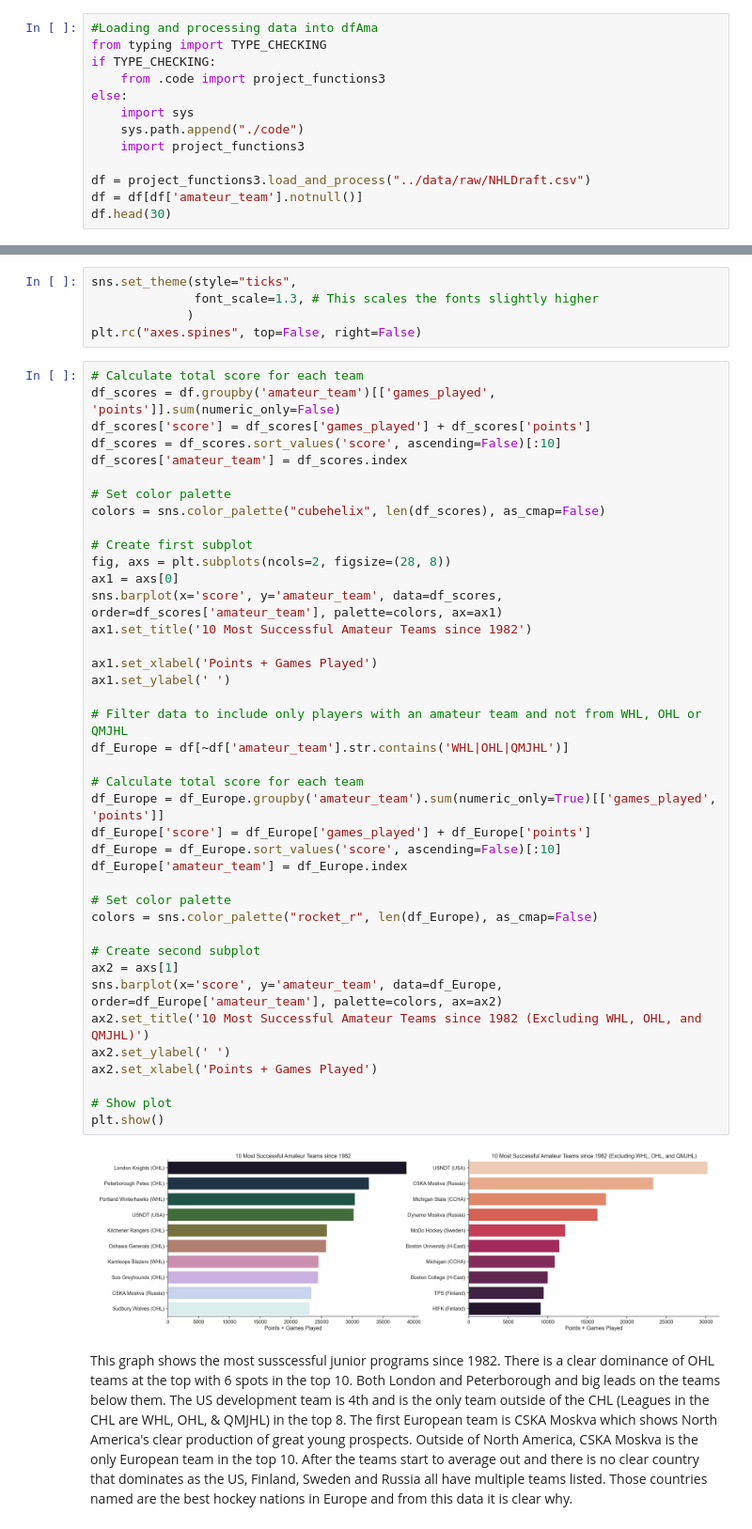
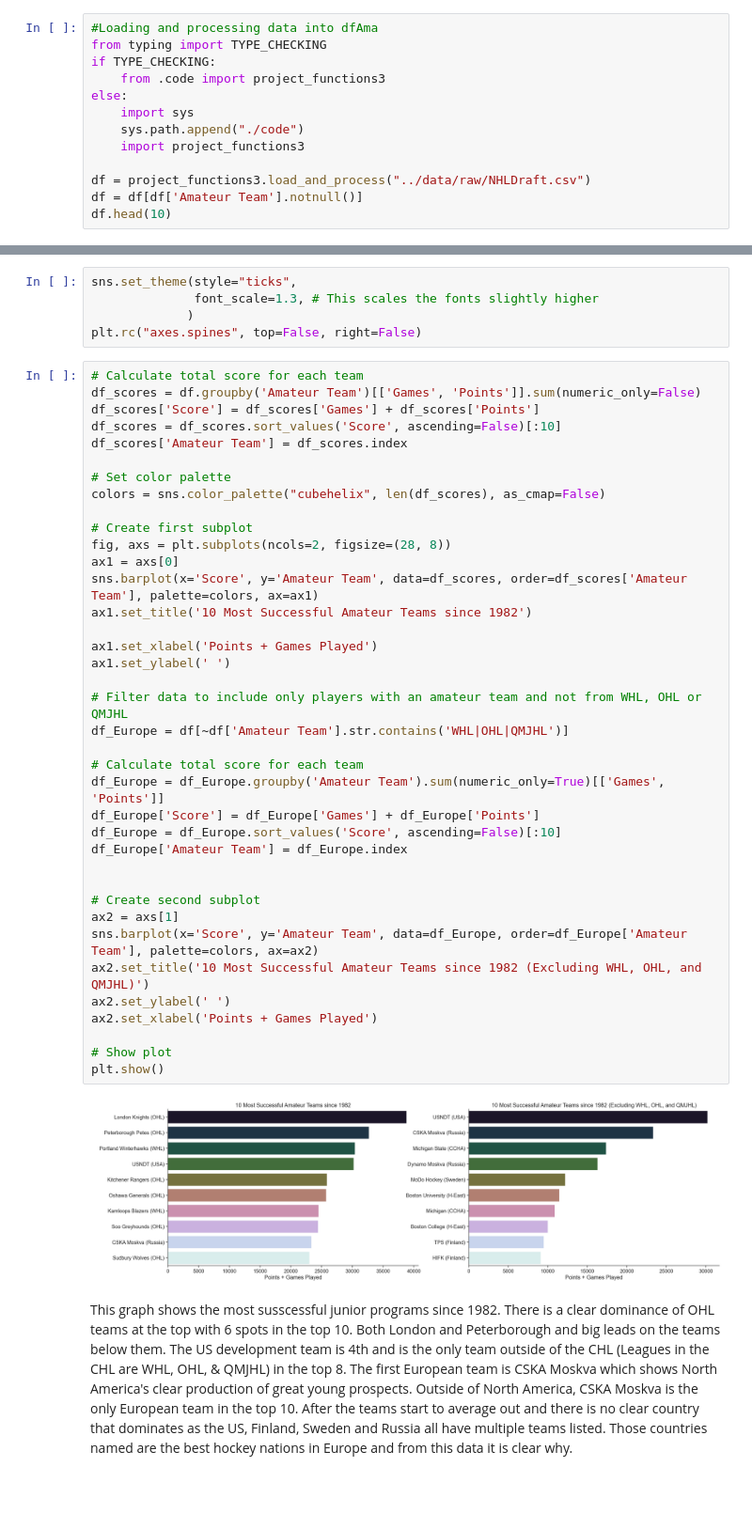
Before and after one commit to ubco-W2022T2-data301/project-group-group31, a Jupyter notebook: analysis/analysis3.ipynb, the cells around one changed output, grey strips where cells are left out. Shown at 94% size. Cells and saved outputs as stored; diff of their text form; blank space fills up the shorter version.

```diff
--- a/analysis/analysis3.ipynb
+++ b/analysis/analysis3.ipynb
@@ -20,6 +20,6 @@ else:
     import project_functions3
 
 df = project_functions3.load_and_process("../data/raw/NHLDraft.csv")
-df = df[df['amateur_team'].notnull()]
-df.head(30)
+df = df[df['Amateur Team'].notnull()]
+df.head(10)
 # %% [output]
@@ -47,46 +41,44 @@ sns.set_theme(style="ticks",
 plt.rc("axes.spines", top=False, right=False)
 # %%
 # Calculate total score for each team
-df_scores = df.groupby('amateur_team')[['games_played', 'points']].sum(numeric_only=False)
-df_scores['score'] = df_scores['games_played'] + df_scores['points']
-df_scores = df_scores.sort_values('score', ascending=False)[:10]
-df_scores['amateur_team'] = df_scores.index
+df_scores = df.groupby('Amateur Team')[['Games', 'Points']].sum(numeric_only=False)
+df_scores['Score'] = df_scores['Games'] + df_scores['Points']
+df_scores = df_scores.sort_values('Score', ascending=False)[:10]
+df_scores['Amateur Team'] = df_scores.index
 
 # Set color palette
 colors = sns.color_palette("cubehelix", len(df_scores), as_cmap=False)
 
 # Create first subplot
 fig, axs = plt.subplots(ncols=2, figsize=(28, 8))
 ax1 = axs[0]
-sns.barplot(x='score', y='amateur_team', data=df_scores, order=df_scores['amateur_team'], palette=colors, ax=ax1)
+sns.barplot(x='Score', y='Amateur Team', data=df_scores, order=df_scores['Amateur Team'], palette=colors, ax=ax1)
 ax1.set_title('10 Most Successful Amateur Teams since 1982')
 
 ax1.set_xlabel('Points + Games Played')
 ax1.set_ylabel(' ')
 
 # Filter data to include only players with an amateur team and not from WHL, OHL or QMJHL
-df_Europe = df[~df['amateur_team'].str.contains('WHL|OHL|QMJHL')]
+df_Europe = df[~df['Amateur Team'].str.contains('WHL|OHL|QMJHL')]
 
 # Calculate total score for each team
-df_Europe = df_Europe.groupby('amateur_team').sum(numeric_only=True)[['games_played', 'points']]
-df_Europe['score'] = df_Europe['games_played'] + df_Europe['points']
-df_Europe = df_Europe.sort_values('score', ascending=False)[:10]
-df_Europe['amateur_team'] = df_Europe.index
+df_Europe = df_Europe.groupby('Amateur Team').sum(numeric_only=True)[['Games', 'Points']]
+df_Europe['Score'] = df_Europe['Games'] + df_Europe['Points']
+df_Europe = df_Europe.sort_values('Score', ascending=False)[:10]
+df_Europe['Amateur Team'] = df_Europe.index
 
-# Set color palette
-colors = sns.color_palette("rocket_r", len(df_Europe), as_cmap=False)
 
 # Create second subplot
 ax2 = axs[1]
-sns.barplot(x='score', y='amateur_team', data=df_Europe, order=df_Europe['amateur_team'], palette=colors, ax=ax2)
+sns.barplot(x='Score', y='Amateur Team', data=df_Europe, order=df_Europe['Amateur Team'], palette=colors, ax=ax2)
 ax2.set_title('10 Most Successful Amateur Teams since 1982 (Excluding WHL, OHL, and QMJHL)')
 ax2.set_ylabel(' ')
 ax2.set_xlabel('Points + Games Played')
 
 # Show plot
 plt.show()
 # %% [output]
-[figure, old version]
+[figure, new version]
 # %% [markdown]
 This graph shows the most susscessful junior programs since 1982. There is a clear dominance of OHL teams at the top with 6 spots in the top 10. Both London and Peterborough and big leads on the teams below them. The US development team is 4th and is the only team outside of the CHL (Leagues in the CHL are WHL, OHL, & QMJHL) in the top 8. The first European team is CSKA Moskva which shows North America's clear production of great young prospects.
 Outside of North America, CSKA Moskva is the only European team in the top 10. After the teams start to average out and there is no clear country that dominates as the US, Finland, Sweden and Russia all have multiple teams listed. Those countries named are the best hockey nations in Europe and from this data it is clear why.
```
Also changed, not shown: parts of 7 cells of this notebook, 1 other file.
